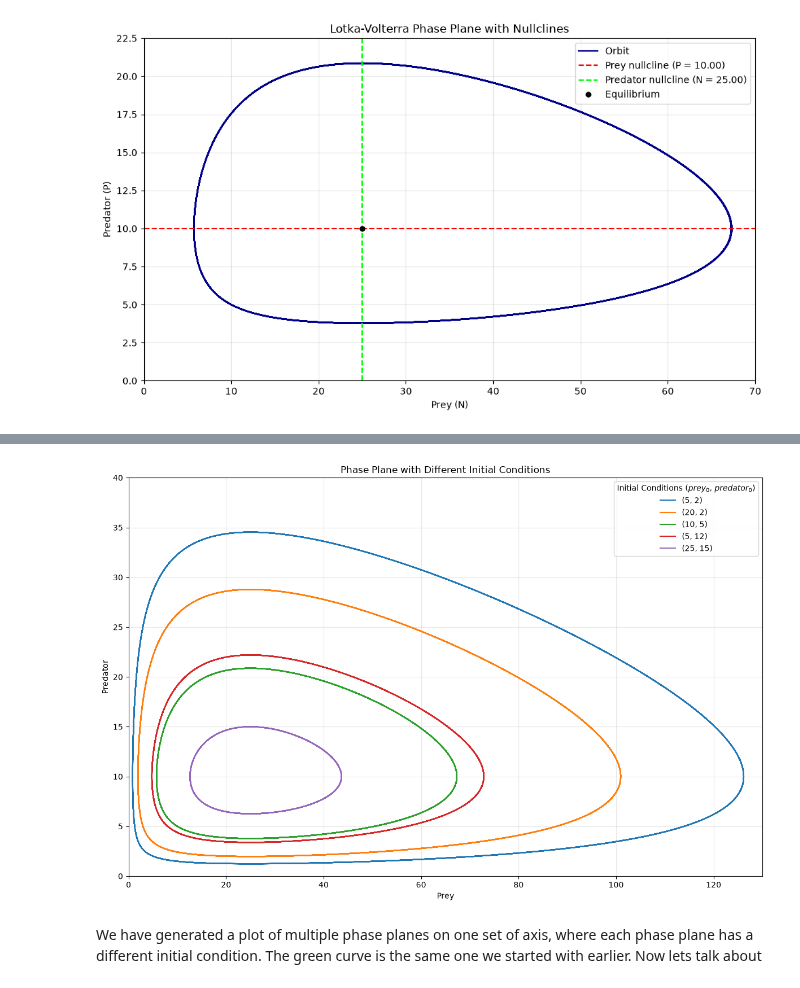
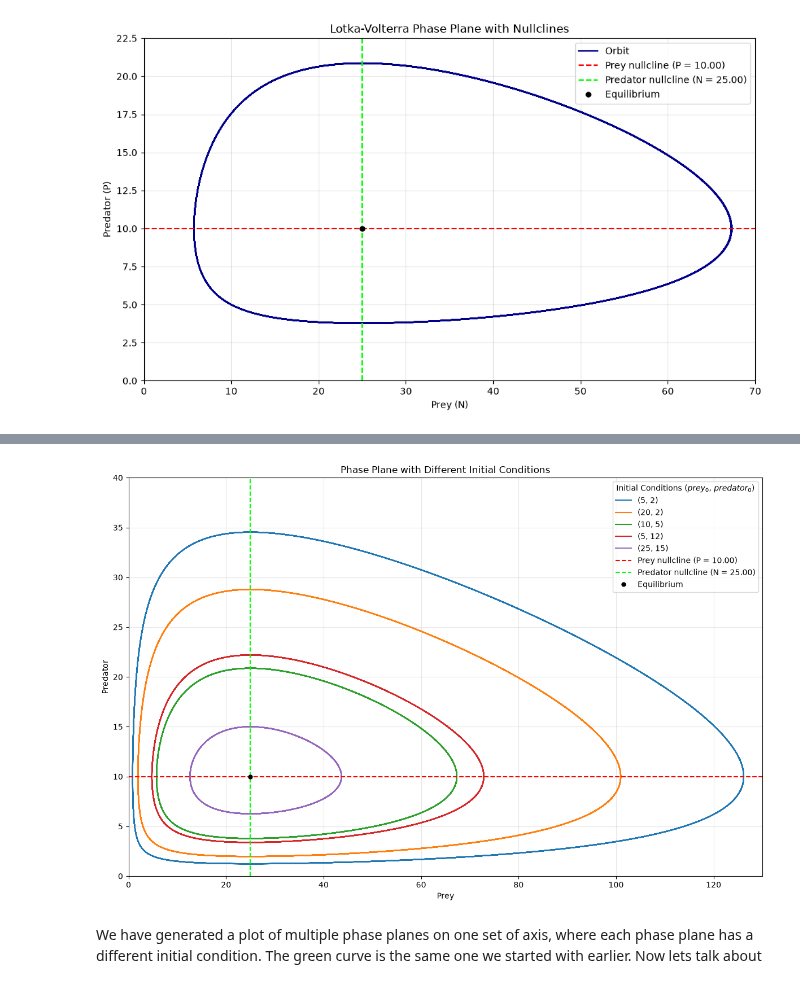
Before and after one commit to jasmine-moth/Mathematical-Ecology-Preperation, a Jupyter notebook: kot_ch.7/lotka-volterra_model.ipynb, the cells around one changed output, grey strips where cells are left out. Drawn from its saved outputs; the diff is of its cells as text; code cells hidden in the pictures.

```diff
--- a/kot_ch.7/lotka-volterra_model.ipynb
+++ b/kot_ch.7/lotka-volterra_model.ipynb
@@ -198,34 +214,46 @@ def solve_lv(r, c, b, m, prey0, pred0, t_max=100, num_points=10000):
     sol = odeint(LV, y0, t, args=(r, c, b, m))
     return t, sol[:, 0], sol[:, 1]
 
 def plot_multiple_trajectories(r, c, b, m, initial_conditions, t_max=100, num_points=10000):
     plt.figure(figsize=(12, 8))
 
     for prey0, pred0, label in initial_conditions:
         t, prey_sol, pred_sol = solve_lv(r, c, b, m, prey0, pred0, t_max, num_points)
         plt.plot(prey_sol, pred_sol, linewidth=1.5, label=label)
 
+        # prey nullcline
+    plt.axhline(y=P_star, color='red', linestyle='--', linewidth=1.5,
+            label=f'Prey nullcline (P = {P_star:.2f})')
+
+    # predator nullcline
+    plt.axvline(x=N_star, color='lime', linestyle='--', linewidth=1.5,
+            label=f'Predator nullcline (N = {N_star:.2f})')
+
+    # equilibrium point
+    plt.plot(N_star, P_star, 'ko', markersize=5, label='Equilibrium')
     plt.xlabel('Prey')
     plt.ylabel('Predator')
     plt.title('Phase Plane with Different Initial Conditions')
     plt.legend(title='Initial Conditions ($prey_{0}$, $predator_{0}$)')
     plt.grid(True, alpha=0.3)
     plt.xlim(0,130)
     plt.ylim(0,40)
     plt.tight_layout()
     plt.show()
 
+
+
 initial_conditions = [
     (5, 2, '(5, 2)'),      # both low
     (20, 2, '(20, 2)'),    # high prey, low predators
     (10, 5, '(10, 5)'),    # baseline
     (5, 12, '(5, 12)'),    # low prey, high predators
     (25, 15, '(25, 15)'),  # prey at equilibrium, predators high
 ]
 
 plot_multiple_trajectories(r, c, b, m, initial_conditions)
 # %% [output]
-[figure, old version]
+[figure, new version]
 # %% [markdown]
 We have generated a plot of multiple phase planes on one set of axis, where each phase plane has a different initial condition. The green curve is the same one we started with earlier. Now lets talk about
 # %%
```
Also changed, not shown: parts of 2 cells of this notebook.
